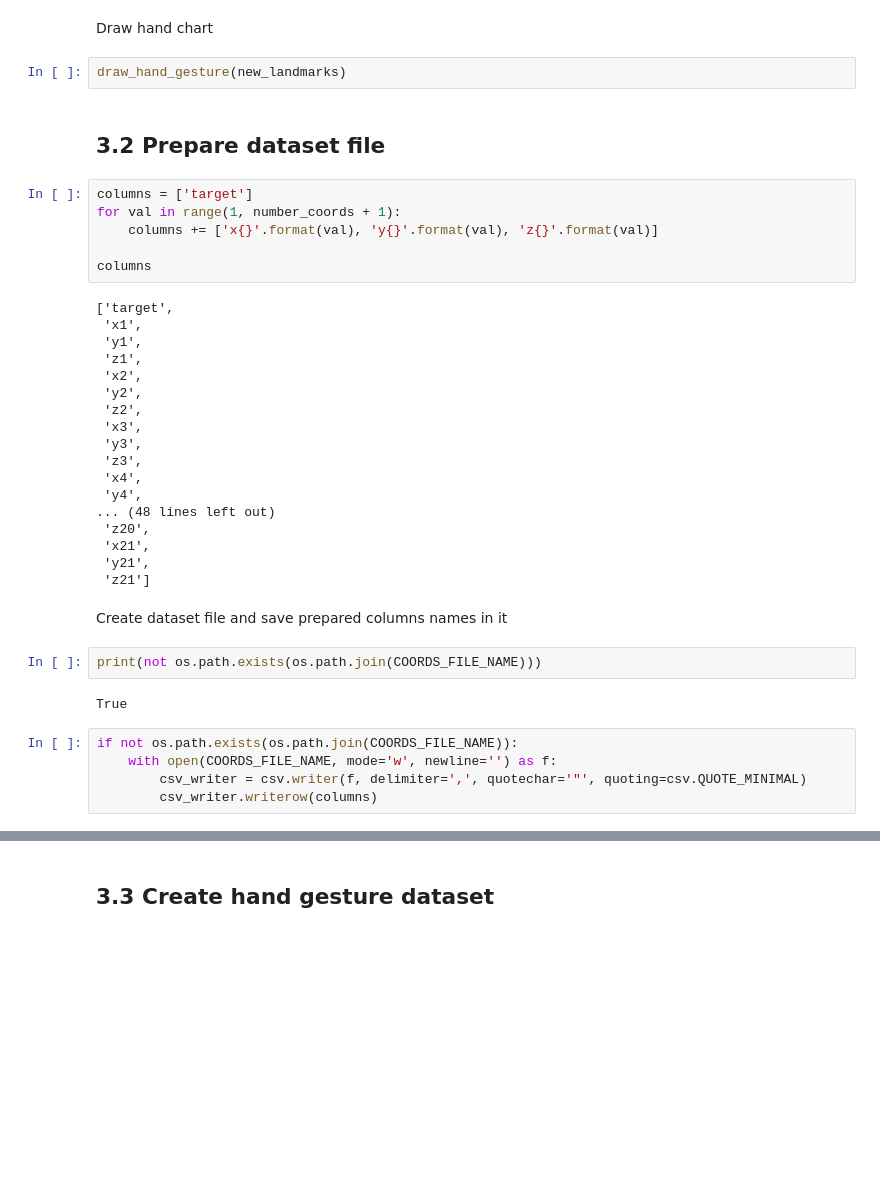
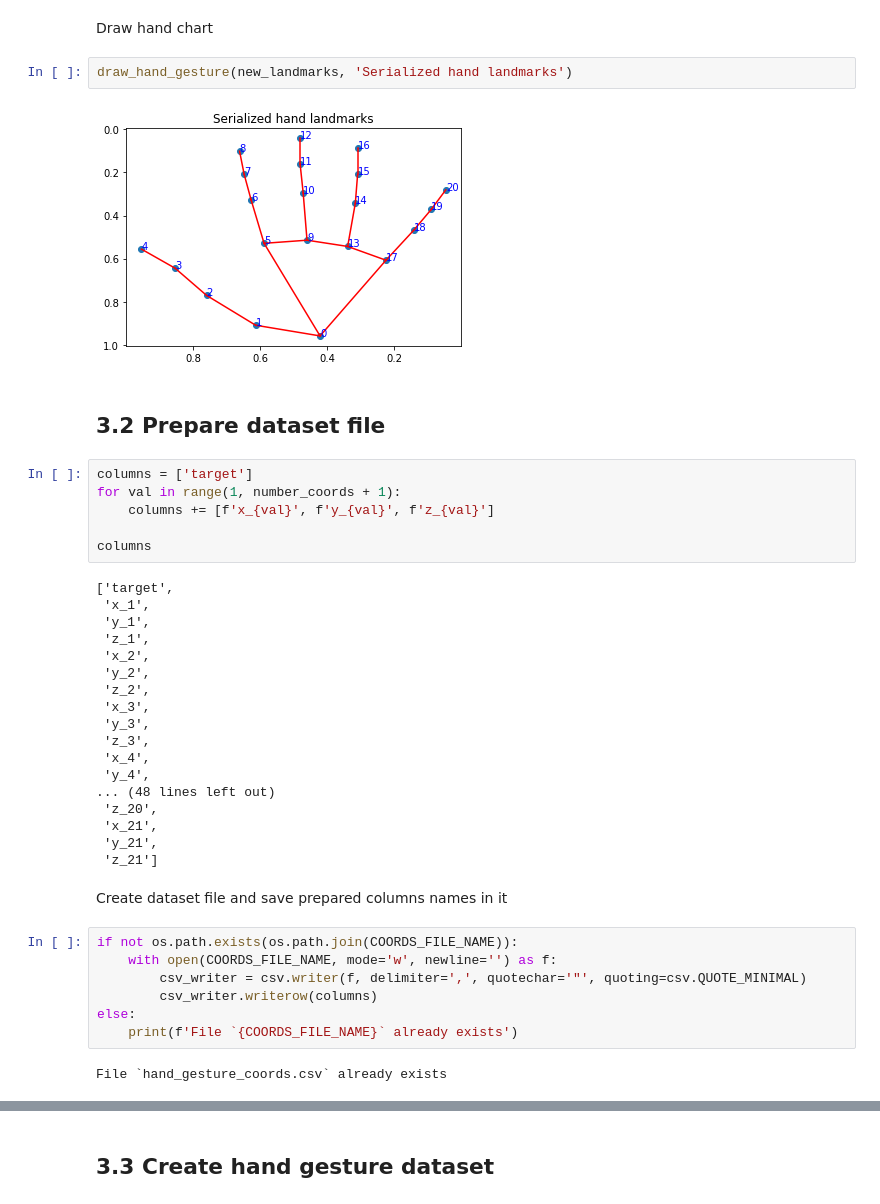
Before and after one commit to JanSzewczyk/hands-control-system, a Jupyter notebook: hands-gesture-classifier.ipynb, the cells around one changed output, grey strips where cells are left out. Cells and saved outputs as stored; diff of their text form; blank space fills up the shorter version.

```diff
--- a/hands-gesture-classifier.ipynb
+++ b/hands-gesture-classifier.ipynb
@@ -166,44 +188,46 @@ new_landmarks
 # %% [markdown]
 Draw hand chart
 # %%
-draw_hand_gesture(new_landmarks)
+draw_hand_gesture(new_landmarks, 'Serialized hand landmarks')
+# %% [output]
+[figure, added]
 # %% [markdown]
 ## 3.2 Prepare dataset file
 # %%
 columns = ['target']
 for val in range(1, number_coords + 1):
-    columns += ['x{}'.format(val), 'y{}'.format(val), 'z{}'.format(val)]
+    columns += [f'x_{val}', f'y_{val}', f'z_{val}']
 
 columns
 # %% [output]
 ['target',
- 'x1',
- 'y1',
- 'z1',
- 'x2',
- 'y2',
- 'z2',
- 'x3',
- 'y3',
- 'z3',
- 'x4',
- 'y4',
+ 'x_1',
+ 'y_1',
+ 'z_1',
+ 'x_2',
+ 'y_2',
+ 'z_2',
+ 'x_3',
+ 'y_3',
+ 'z_3',
+ 'x_4',
+ 'y_4',
 ... (48 lines left out)
- 'z20',
- 'x21',
- 'y21',
- 'z21']
+ 'z_20',
+ 'x_21',
+ 'y_21',
+ 'z_21']
 # %% [markdown]
 Create dataset file and save prepared columns names in it
-# %%
-print(not os.path.exists(os.path.join(COORDS_FILE_NAME)))
-# %% [output]
-True
 # %%
 if not os.path.exists(os.path.join(COORDS_FILE_NAME)):
     with open(COORDS_FILE_NAME, mode='w', newline='') as f:
         csv_writer = csv.writer(f, delimiter=',', quotechar='"', quoting=csv.QUOTE_MINIMAL)
         csv_writer.writerow(columns)
+else:
+    print(f'File `{COORDS_FILE_NAME}` already exists')
+# %% [output]
+File `hand_gesture_coords.csv` already exists
 # %%
 for a in ActionType:
     print(a.name)
```
Also changed, not shown: parts of 48 cells of this notebook, 1 other file.
